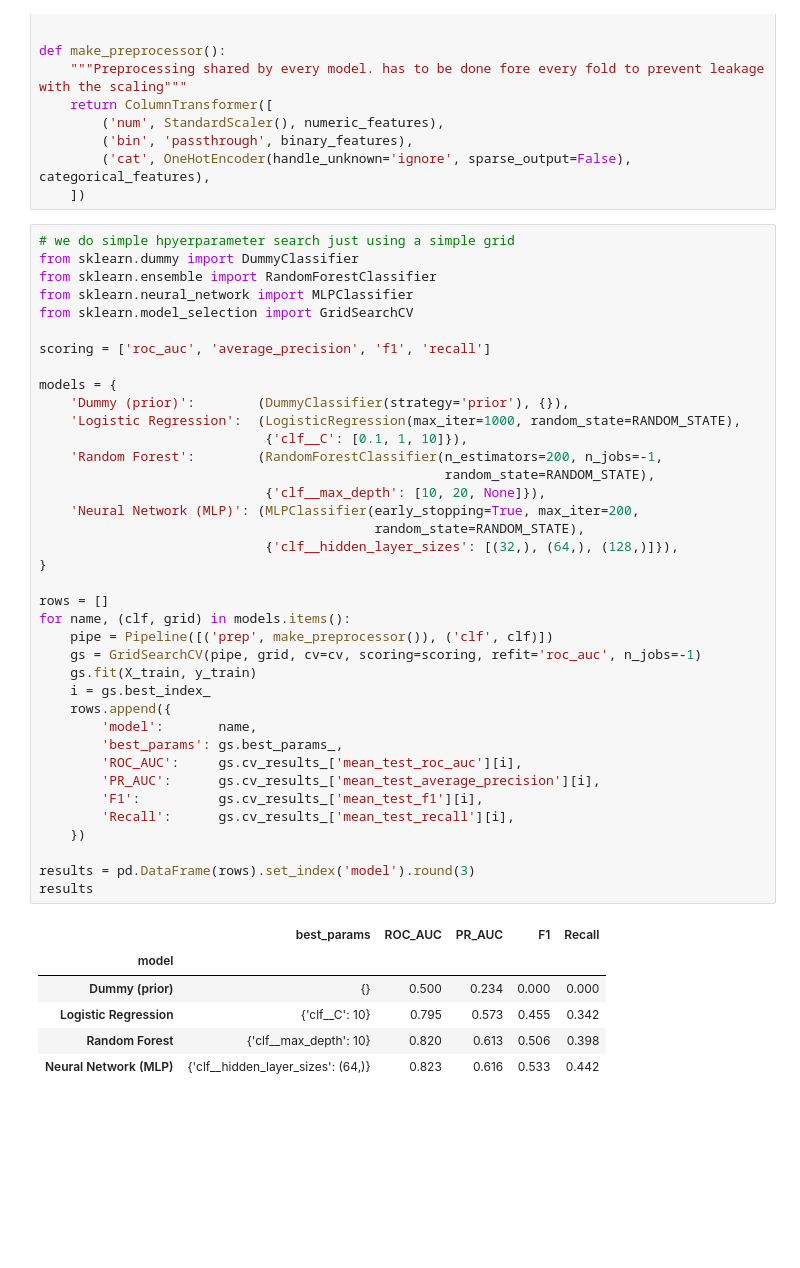
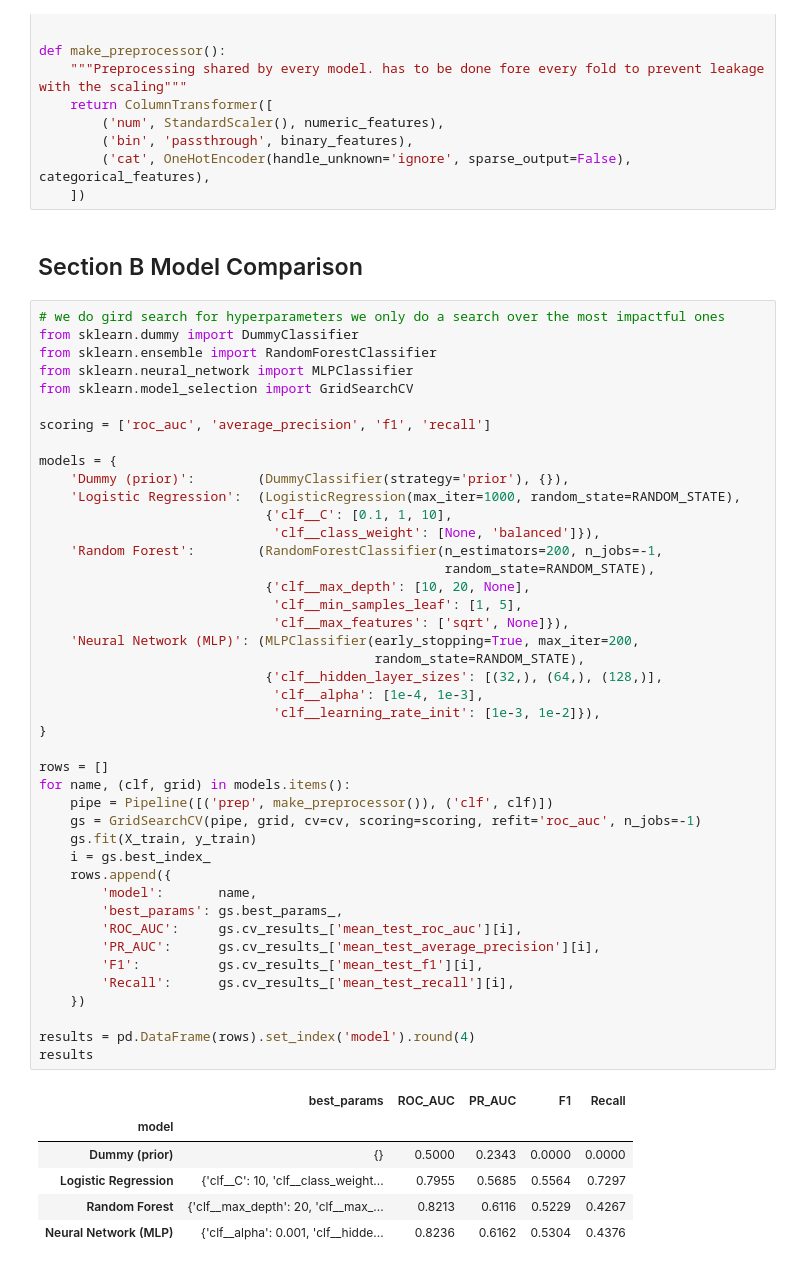
Before and after one commit to dfd0430/ml, a Jupyter notebook: project_notebook_v2_training.ipynb, the cells around one changed output. Saved outputs shown, nothing was run; the diff lists cells and outputs as text; blank space fills up the shorter version.

```diff
--- a/project_notebook_v2_training.ipynb
+++ b/project_notebook_v2_training.ipynb
@@ -67,8 +69,10 @@ def make_preprocessor():
         ('bin', 'passthrough', binary_features),
         ('cat', OneHotEncoder(handle_unknown='ignore', sparse_output=False), categorical_features),
     ])
+# %% [markdown]
+## Section B Model Comparison
 # %%
-# we do simple hpyerparameter search just using a simple grid
+# we do gird search for hyperparameters we only do a search over the most impactful ones
 from sklearn.dummy import DummyClassifier
 from sklearn.ensemble import RandomForestClassifier
 from sklearn.neural_network import MLPClassifier
@@ -77,39 +81,44 @@ from sklearn.model_selection import GridSearchCV
 scoring = ['roc_auc', 'average_precision', 'f1', 'recall']
 
 models = {
     'Dummy (prior)':        (DummyClassifier(strategy='prior'), {}),
     'Logistic Regression':  (LogisticRegression(max_iter=1000, random_state=RANDOM_STATE),
-                             {'clf__C': [0.1, 1, 10]}),
+                             {'clf__C': [0.1, 1, 10],
+                              'clf__class_weight': [None, 'balanced']}),
     'Random Forest':        (RandomForestClassifier(n_estimators=200, n_jobs=-1,
                                                     random_state=RANDOM_STATE),
-                             {'clf__max_depth': [10, 20, None]}),
+                             {'clf__max_depth': [10, 20, None],
+                              'clf__min_samples_leaf': [1, 5],
+                              'clf__max_features': ['sqrt', None]}),
     'Neural Network (MLP)': (MLPClassifier(early_stopping=True, max_iter=200,
                                            random_state=RANDOM_STATE),
-                             {'clf__hidden_layer_sizes': [(32,), (64,), (128,)]}),
+                             {'clf__hidden_layer_sizes': [(32,), (64,), (128,)],
+                              'clf__alpha': [1e-4, 1e-3],
+                              'clf__learning_rate_init': [1e-3, 1e-2]}),
 }
 
 rows = []
 for name, (clf, grid) in models.items():
     pipe = Pipeline([('prep', make_preprocessor()), ('clf', clf)])
     gs = GridSearchCV(pipe, grid, cv=cv, scoring=scoring, refit='roc_auc', n_jobs=-1)
     gs.fit(X_train, y_train)
     i = gs.best_index_
     rows.append({
         'model':       name,
         'best_params': gs.best_params_,
         'ROC_AUC':     gs.cv_results_['mean_test_roc_auc'][i],
         'PR_AUC':      gs.cv_results_['mean_test_average_precision'][i],
         'F1':          gs.cv_results_['mean_test_f1'][i],
         'Recall':      gs.cv_results_['mean_test_recall'][i],
     })
 
-results = pd.DataFrame(rows).set_index('model').round(3)
+results = pd.DataFrame(rows).set_index('model').round(4)
 results
 # %% [output]
 |  | best_params | ROC_AUC | PR_AUC | F1 | Recall |
 | model |  |  |  |  |  |
-| Dummy (prior) | {} | 0.500 | 0.234 | 0.000 | 0.000 |
-| Logistic Regression | {'clf__C': 10} | 0.795 | 0.573 | 0.455 | 0.342 |
-| Random Forest | {'clf__max_depth': 10} | 0.820 | 0.613 | 0.506 | 0.398 |
-| Neural Network (MLP) | {'clf__hidden_layer_sizes': (64,)} | 0.823 | 0.616 | 0.533 | 0.442 |
+| Dummy (prior) | {} | 0.5000 | 0.2343 | 0.0000 | 0.0000 |
+| Logistic Regression | {'clf__C': 10, 'clf__class_weight... | 0.7955 | 0.5685 | 0.5564 | 0.7297 |
+| Random Forest | {'clf__max_depth': 20, 'clf__max_... | 0.8213 | 0.6116 | 0.5229 | 0.4267 |
+| Neural Network (MLP) | {'clf__alpha': 0.001, 'clf__hidde... | 0.8236 | 0.6162 | 0.5304 | 0.4376 |
 # %% [markdown]
```
Also changed, not shown: parts of 20 cells of this notebook, 2 other files.
